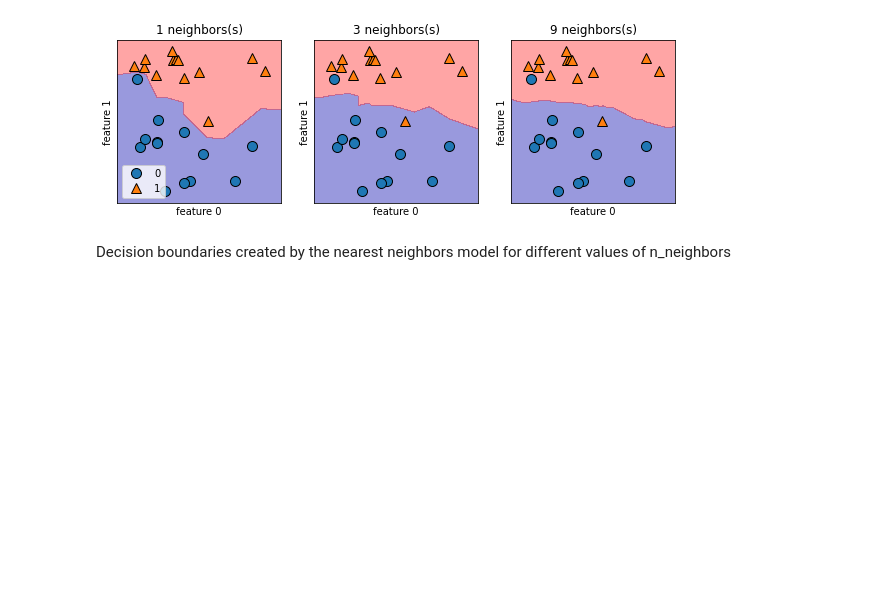
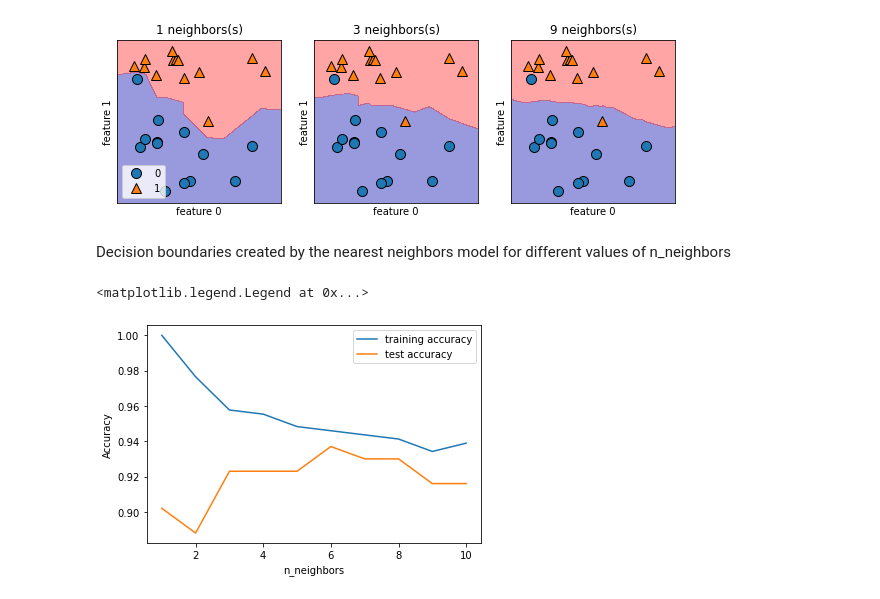
Before and after one commit to joeelorm/ML, a Jupyter notebook: Supervised Learning/Supervised Learning.ipynb, the cells around one changed output. Saved outputs shown, nothing was run; the diff lists cells and outputs as text; code cells hidden in the pictures; blank space fills up the shorter version.

```diff
--- a/Supervised Learning/Supervised Learning.ipynb
+++ b/Supervised Learning/Supervised Learning.ipynb
@@ -119,23 +119,27 @@ from sklearn.datasets import load_breast_cancer
 # %%
 cancer = load_breast_cancer()
 X_train, X_test, y_train, y_test = train_test_split(cancer.data, cancer.target, stratify = cancer.target,
                                                     random_state = 66)
 
 training_accuracy = []
 test_accuracy = []
 #try n_neighbors from 1 to 10
 neighbors_settings = range(1, 11)
 
 for n_neighbors in neighbors_settings:
     #build the model
     clf = KNeighborsClassifier(n_neighbors = n_neighbors)
+    clf.fit(X_train, y_train)
     #record trianing set accuracy
     training_accuracy.append(clf.score(X_train, y_train))
     #record generalization accuracy
     test_accuracy.append(clf.score(X_test, y_test))
 
 plt.plot(neighbors_settings, training_accuracy, label = 'training accuracy')
-plt.plot(neighbors_settingd, test_accuracy, label = 'test accuracy')
+plt.plot(neighbors_settings, test_accuracy, label = 'test accuracy')
 plt.ylabel('Accuracy')
 plt.xlabel('n_neighbors')
-plt.leg
+plt.legend()
+# %% [output]
+<matplotlib.legend.Legend at 0x...>
+[figure, added]
```
